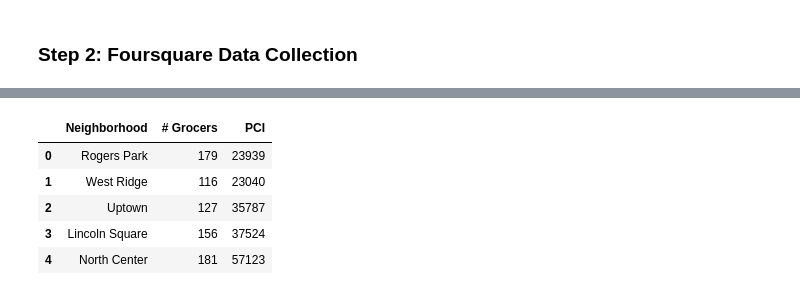
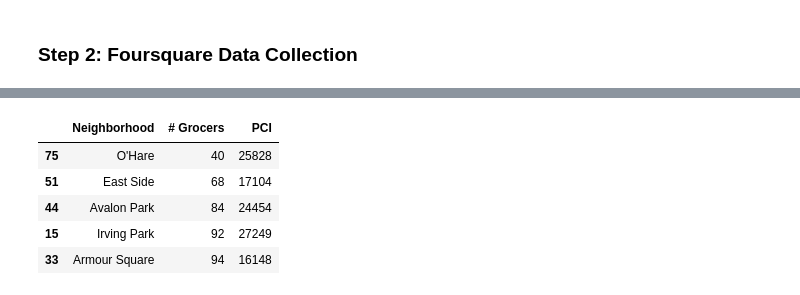
Before and after one commit to scbrown001/Coursera_Capstone, a Jupyter notebook: Data Science Capstone.ipynb, the cells around one changed output, grey strips where cells are left out. Drawn from its saved outputs; the diff is of its cells as text; code cells hidden in the pictures.

```diff
--- a/Data Science Capstone.ipynb
+++ b/Data Science Capstone.ipynb
@@ -156,14 +169,14 @@ a.head()
 dl = {'Neighborhood': col1, '# Grocers': col2,'PCI':a['Income']}
 df_result = pd.DataFrame(data=dl)
 # %%
-df_result.head()
+df_result.sort_values(['# Grocers']).head(5)
 # %% [output]
 |  | Neighborhood | # Grocers | PCI |
-| 0 | Rogers Park | 179 | 23939 |
-| 1 | West Ridge | 116 | 23040 |
-| 2 | Uptown | 127 | 35787 |
-| 3 | Lincoln Square | 156 | 37524 |
-| 4 | North Center | 181 | 57123 |
+| 75 | O'Hare | 40 | 25828 |
+| 51 | East Side | 68 | 17104 |
+| 44 | Avalon Park | 84 | 24454 |
+| 15 | Irving Park | 92 | 27249 |
+| 33 | Armour Square | 94 | 16148 |
 # %%
 y = df_result['PCI']
 x = df_result['# Grocers']
```
Also changed, not shown: parts of 7 cells of this notebook, 1 other file.
